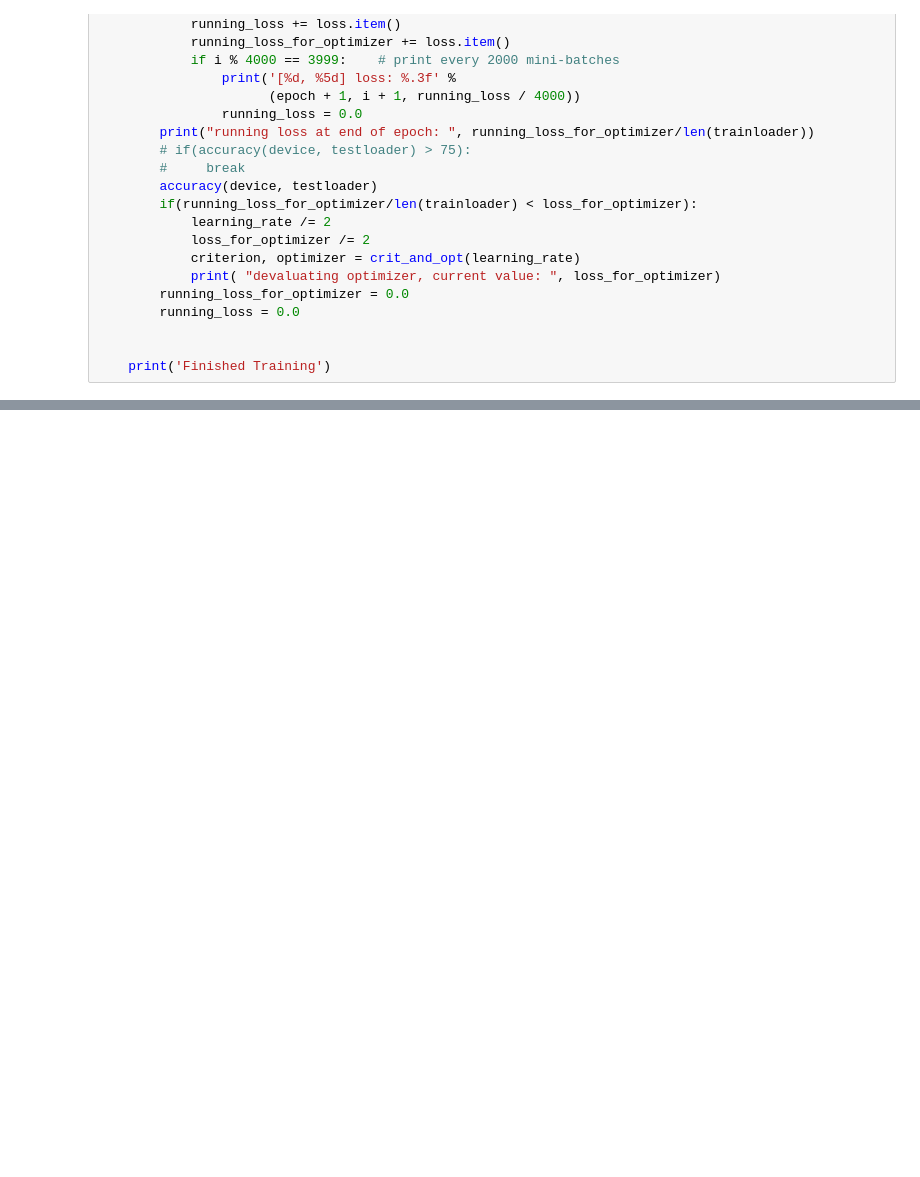
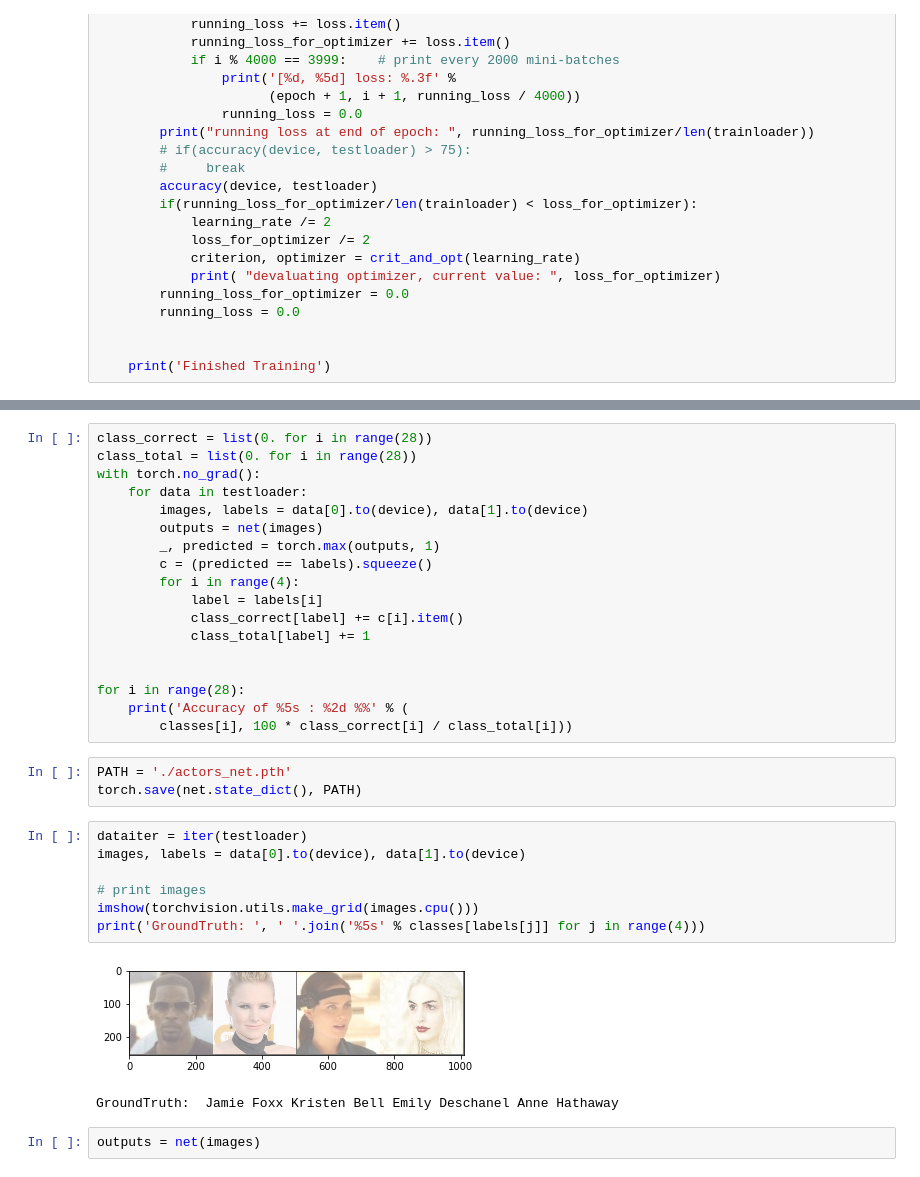
Before and after one commit to StachKazmierowski/NN, a Jupyter notebook: 4ConvLayers.ipynb, the cells around one changed output, grey strips where cells are left out. Saved outputs shown, nothing was run; the diff lists cells and outputs as text; blank space fills up the shorter version.

```diff
--- a/4ConvLayers.ipynb
+++ b/4ConvLayers.ipynb
@@ -225,0 +210,33 @@ Finished Training
+# %%
+class_correct = list(0. for i in range(28))
+class_total = list(0. for i in range(28))
+with torch.no_grad():
+    for data in testloader:
+        images, labels = data[0].to(device), data[1].to(device)
+        outputs = net(images)
+        _, predicted = torch.max(outputs, 1)
+        c = (predicted == labels).squeeze()
+        for i in range(4):
+            label = labels[i]
+            class_correct[label] += c[i].item()
+            class_total[label] += 1
+
+
+for i in range(28):
+    print('Accuracy of %5s : %2d %%' % (
+        classes[i], 100 * class_correct[i] / class_total[i]))
+# %%
+PATH = './actors_net.pth'
+torch.save(net.state_dict(), PATH)
+# %%
+dataiter = iter(testloader)
+images, labels = data[0].to(device), data[1].to(device)
+
+# print images
+imshow(torchvision.utils.make_grid(images.cpu()))
+print('GroundTruth: ', ' '.join('%5s' % classes[labels[j]] for j in range(4)))
+# %% [output]
+[figure, added]
+GroundTruth:  Jamie Foxx Kristen Bell Emily Deschanel Anne Hathaway
+# %%
+outputs = net(images)
```
Also changed, not shown: parts of 6 cells of this notebook, 1 other file.
